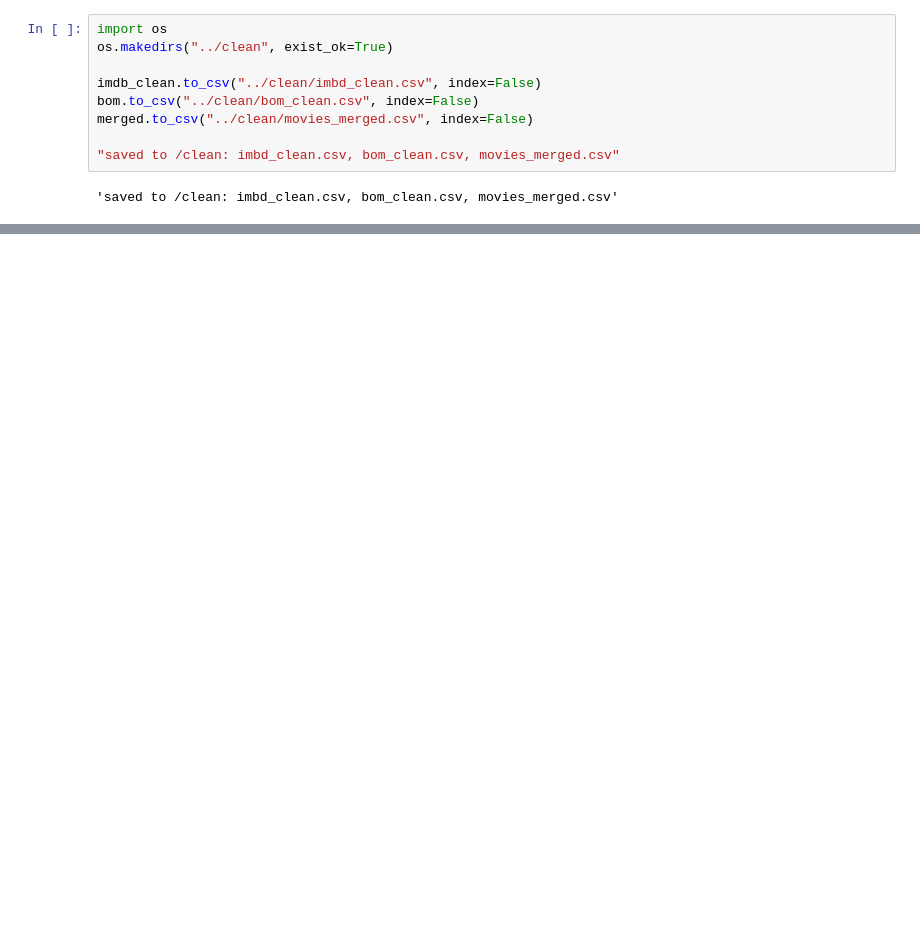
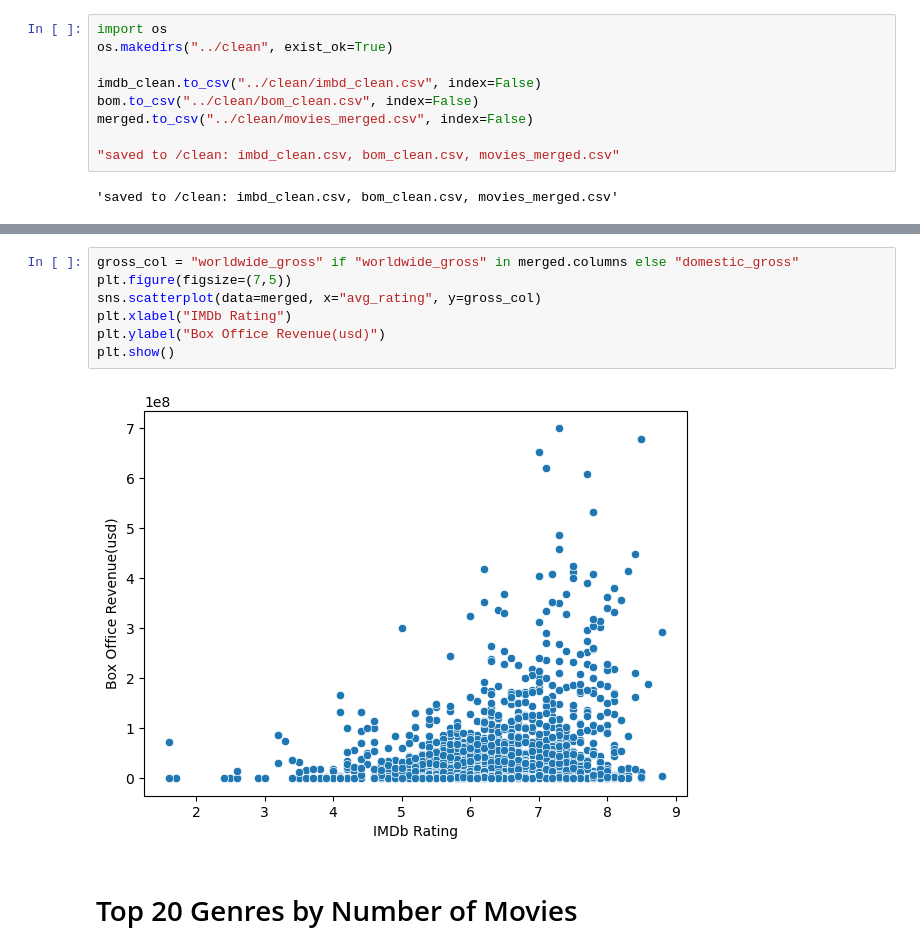
Before and after one commit to Christine-Muhoro/movie_group_project, a Jupyter notebook: notebooks/Mwiti.ipynb, the cells around one changed output, grey strips where cells are left out. Saved outputs shown, nothing was run; the diff lists cells and outputs as text; blank space fills up the shorter version.

```diff
--- a/notebooks/Mwiti.ipynb
+++ b/notebooks/Mwiti.ipynb
@@ -444,0 +507,11 @@ plt.show()
+# %%
+gross_col = "worldwide_gross" if "worldwide_gross" in merged.columns else "domestic_gross"
+plt.figure(figsize=(7,5))
+sns.scatterplot(data=merged, x="avg_rating", y=gross_col)
+plt.xlabel("IMDb Rating")
+plt.ylabel("Box Office Revenue(usd)")
+plt.show()
+# %% [output]
+[figure, added]
+# %% [markdown]
+# Top 20 Genres by Number of Movies
```
Also changed, not shown: parts of 59 cells of this notebook.
